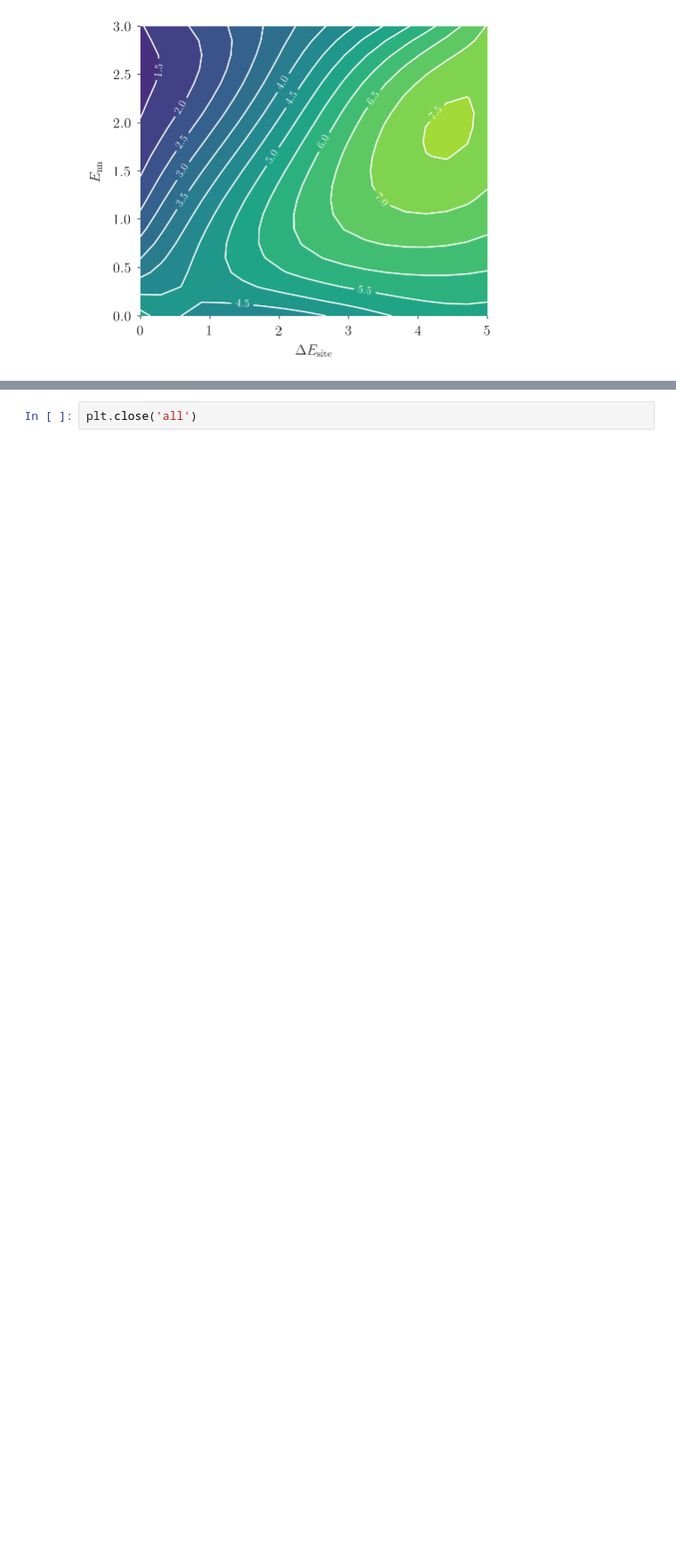
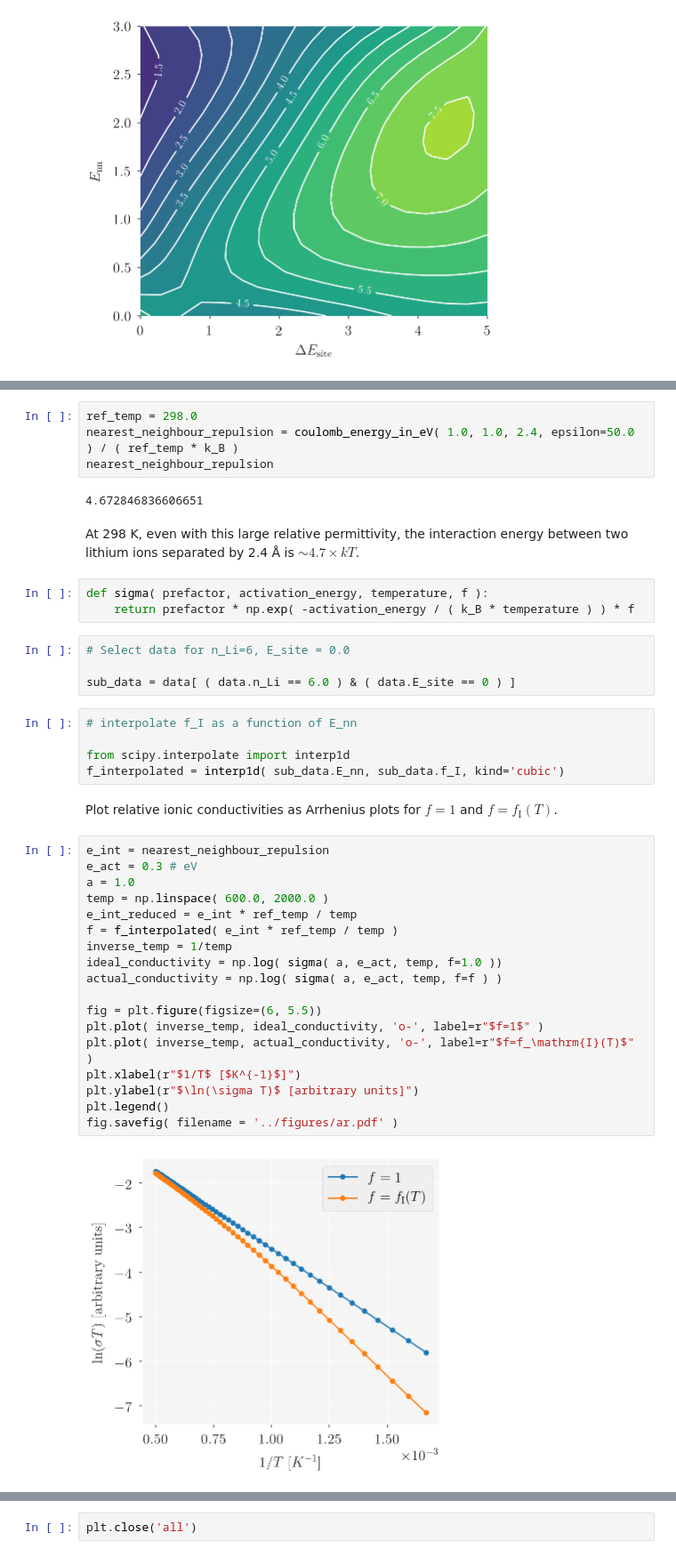
Before and after one commit to bjmorgan/garnet-lgmc-data, a Jupyter notebook: analysis/garnet_LGMC.ipynb, the cells around one changed output, grey strips where cells are left out. Shown at 89% size. Drawn from its saved outputs; the diff is of its cells as text; blank space fills up the shorter version.

Commit message:
Added example Arrhenius plot figure

```diff
--- a/analysis/garnet_LGMC.ipynb
+++ b/analysis/garnet_LGMC.ipynb
@@ -467,0 +496,42 @@ fig.savefig( filename = '../figures/max_sigma.pdf' )
+# %%
+ref_temp = 298.0
+nearest_neighbour_repulsion = coulomb_energy_in_eV( 1.0, 1.0, 2.4, epsilon=50.0 ) / ( ref_temp * k_B )
+nearest_neighbour_repulsion
+# %% [output]
+4.672846836606651
+# %% [markdown]
+At 298 K, even with this large relative permittivity, the interaction energy between two lithium ions separated by 2.4 Å is $\sim 4.7 \times kT$.
+# %%
+def sigma( prefactor, activation_energy, temperature, f ):
+    return prefactor * np.exp( -activation_energy / ( k_B * temperature ) ) * f
+# %%
+# Select data for n_Li=6, E_site = 0.0
+
+sub_data = data[ ( data.n_Li == 6.0 ) & ( data.E_site == 0 ) ]
+# %%
+# interpolate f_I as a function of E_nn
+
+from scipy.interpolate import interp1d
+f_interpolated = interp1d( sub_data.E_nn, sub_data.f_I, kind='cubic')
+# %% [markdown]
+Plot relative ionic conductivities as Arrhenius plots for $f=1$ and $f=f_\mathrm{I}(T)$.
+# %%
+e_int = nearest_neighbour_repulsion
+e_act = 0.3 # eV
+a = 1.0
+temp = np.linspace( 600.0, 2000.0 )
+e_int_reduced = e_int * ref_temp / temp
+f = f_interpolated( e_int * ref_temp / temp )
+inverse_temp = 1/temp
+ideal_conductivity = np.log( sigma( a, e_act, temp, f=1.0 ))
+actual_conductivity = np.log( sigma( a, e_act, temp, f=f ) )
+
+fig = plt.figure(figsize=(6, 5.5))
+plt.plot( inverse_temp, ideal_conductivity, 'o-', label=r"$f=1$" )
+plt.plot( inverse_temp, actual_conductivity, 'o-', label=r"$f=f_\mathrm{I}(T)$" )
+plt.xlabel(r"$1/T$ [$K^{-1}$]")
+plt.ylabel(r"$\ln(\sigma T)$ [arbitrary units]")
+plt.legend()
+fig.savefig( filename = '../figures/ar.pdf' )
+# %% [output]
+[figure, added]
```
Also changed, not shown: parts of 5 cells of this notebook, 1 other file.
